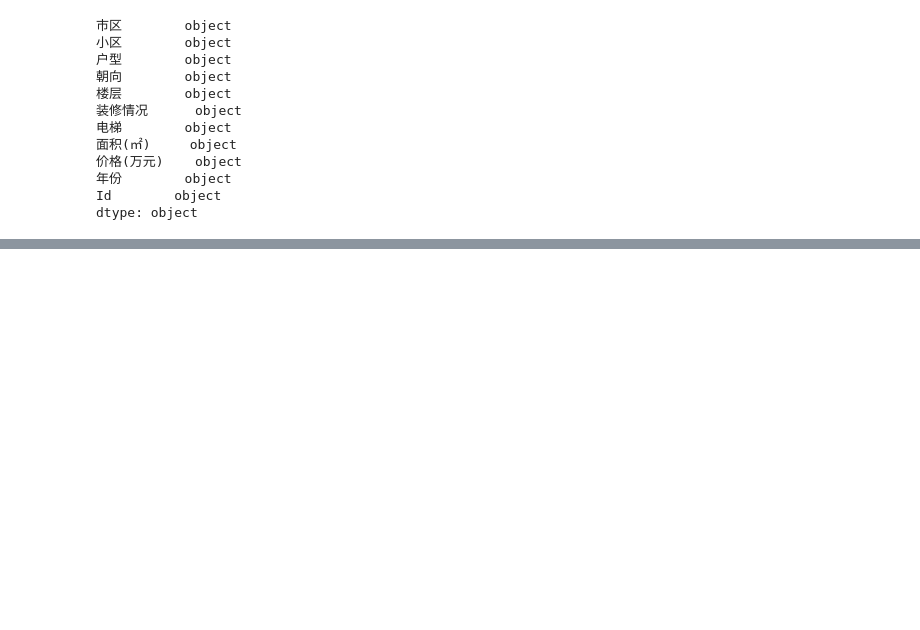
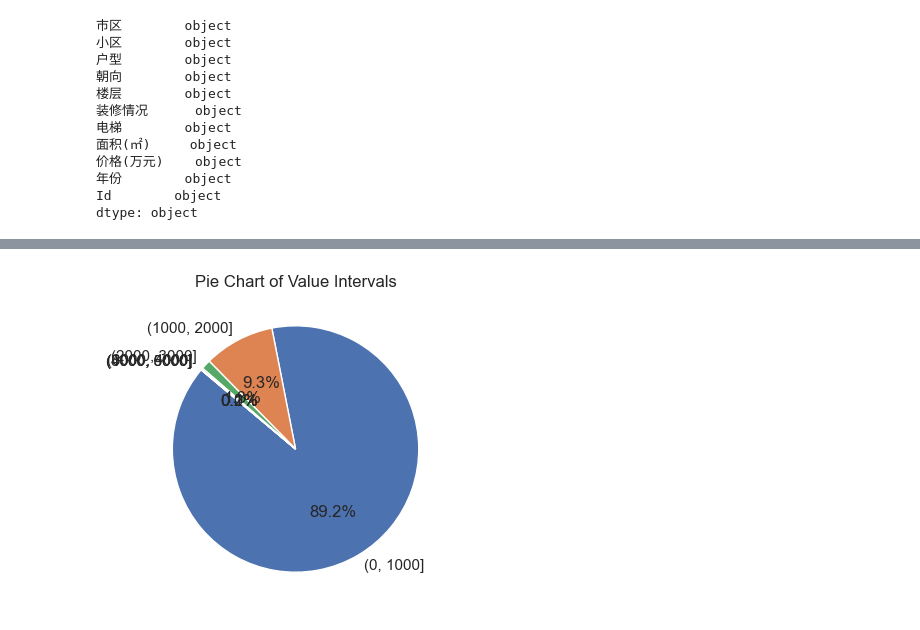
Before and after one commit to JinLi2333/data-playground, a Jupyter notebook: main.ipynb, the cells around one changed output, grey strips where cells are left out. Saved outputs shown, nothing was run; the diff lists cells and outputs as text; code cells hidden in the pictures; blank space fills up the shorter version.

```diff
--- a/main.ipynb
+++ b/main.ipynb
@@ -119,0 +159,7 @@ ValueError: invalid literal for int() with base 10: 'aaa'
+# %%
+plt.figure(figsize=(4, 4))
+plt.pie(grouped_house_price['Count'], labels=grouped_house_price['price_bin'], autopct='%1.1f%%', startangle=140)
+plt.title('Pie Chart of Value Intervals')
+plt.show()
+# %% [output]
+[figure, added]
```
Also changed, not shown: parts of 13 cells of this notebook, 4 other files.
